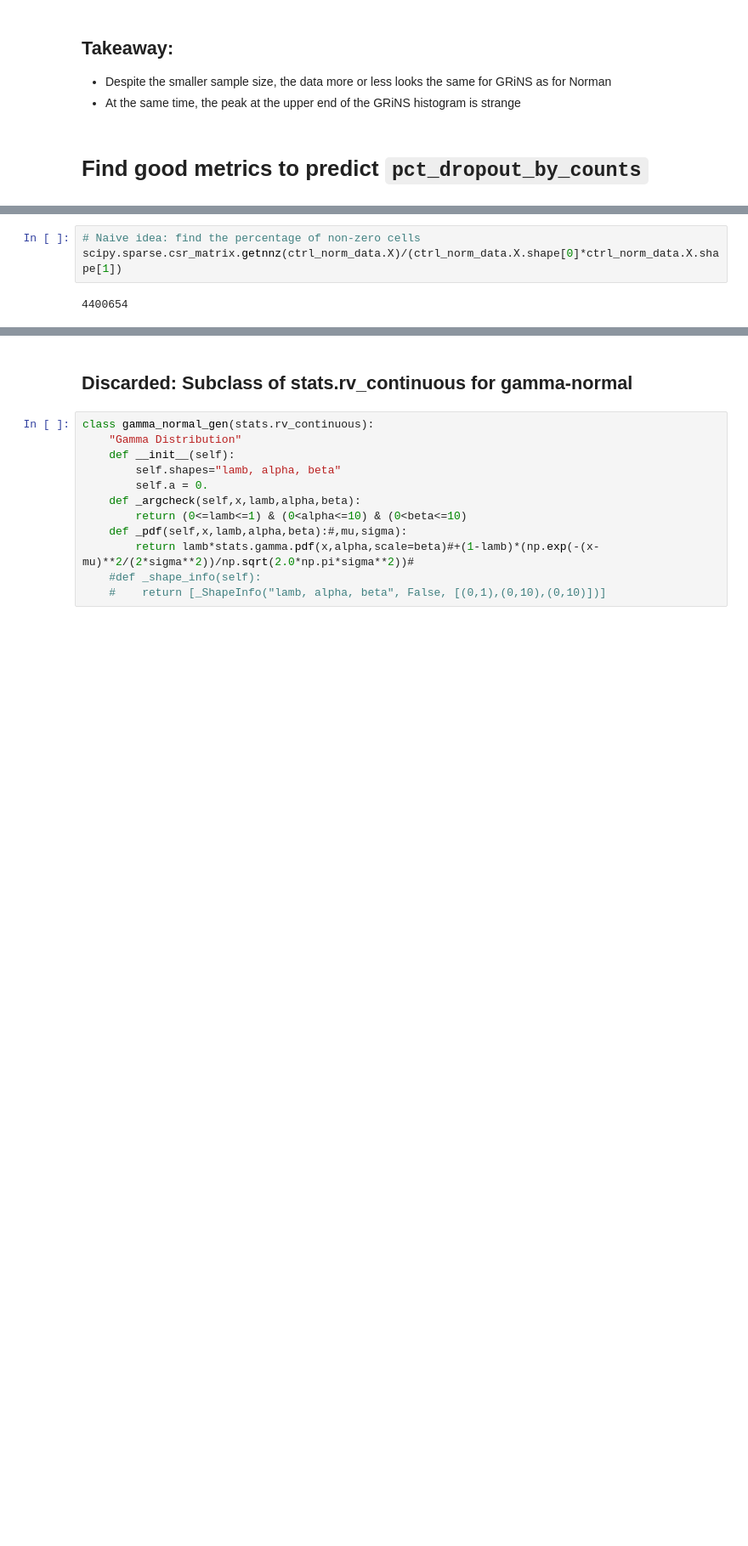
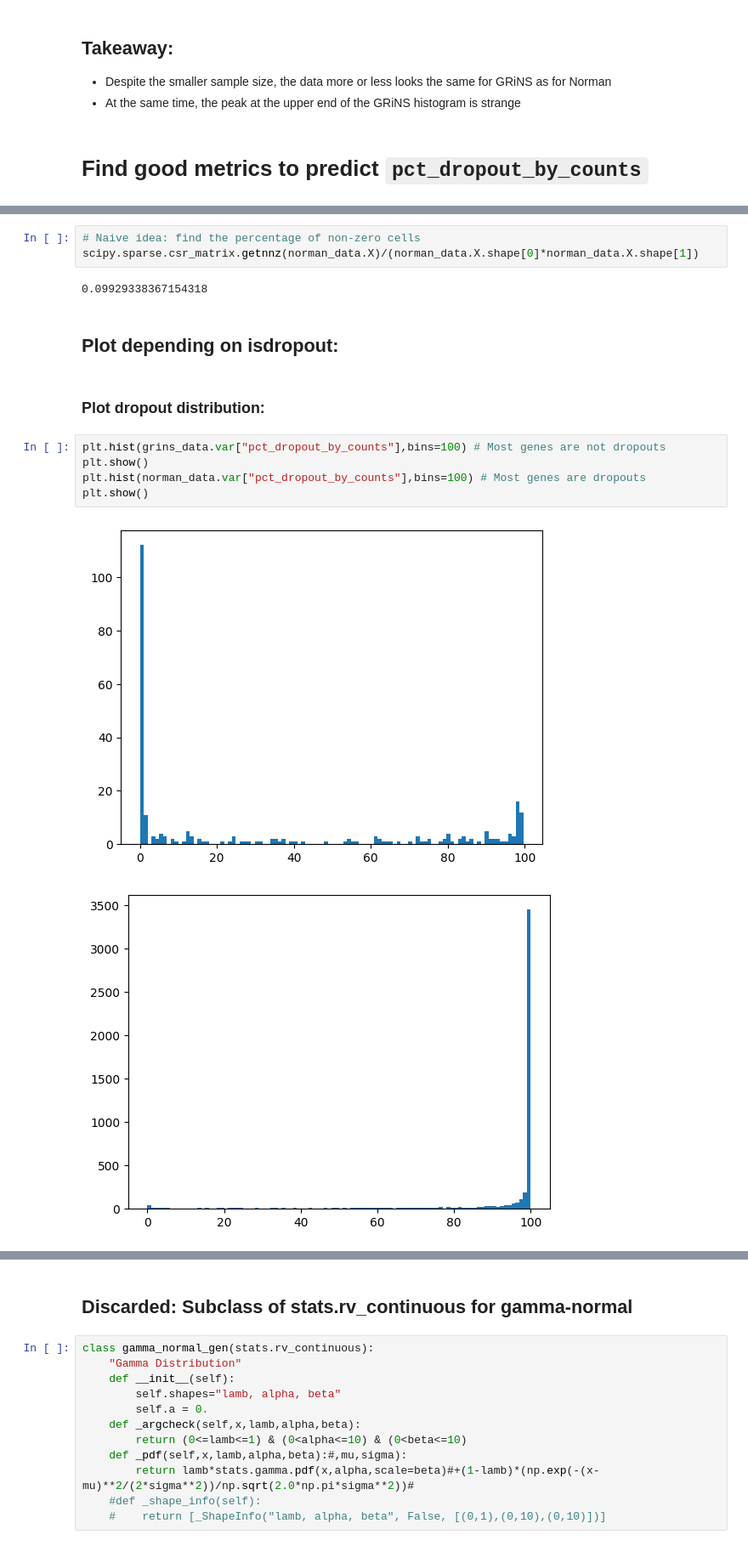
Before and after one commit to GeorgSommerer/bsc_thesis_pGRiNS, a Jupyter notebook: pgrins_explore.ipynb, the cells around one changed output, grey strips where cells are left out. Shown at 85% size. Saved outputs shown, nothing was run; the diff lists cells and outputs as text; blank space fills up the shorter version.

```diff
--- a/pgrins_explore.ipynb
+++ b/pgrins_explore.ipynb
@@ -91,5 +143,17 @@ plt.show()
 # %%
 # Naive idea: find the percentage of non-zero cells
-scipy.sparse.csr_matrix.getnnz(ctrl_norm_data.X)/(ctrl_norm_data.X.shape[0]*ctrl_norm_data.X.shape[1])
+scipy.sparse.csr_matrix.getnnz(norman_data.X)/(norman_data.X.shape[0]*norman_data.X.shape[1])
 # %% [output]
-4400654
+0.09929338367154318
+# %% [markdown]
+## Plot depending on isdropout:
+# %% [markdown]
+### Plot dropout distribution:
+# %%
+plt.hist(grins_data.var["pct_dropout_by_counts"],bins=100) # Most genes are not dropouts
+plt.show()
+plt.hist(norman_data.var["pct_dropout_by_counts"],bins=100) # Most genes are dropouts
+plt.show()
+# %% [output]
+[figure, added]
+[figure, added]
```
Also changed, not shown: parts of 32 cells of this notebook, 1 other file.
